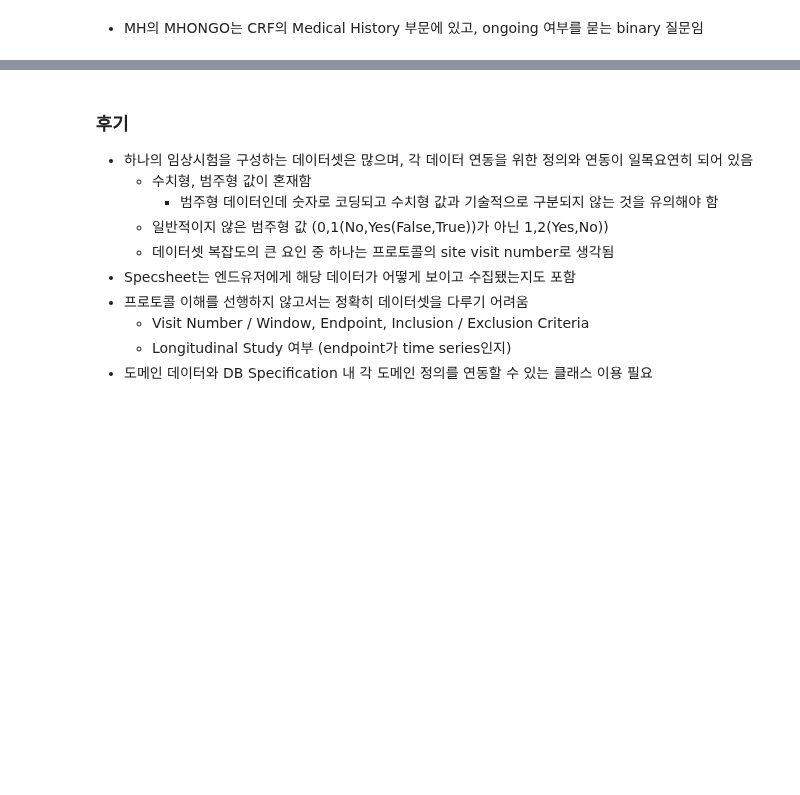
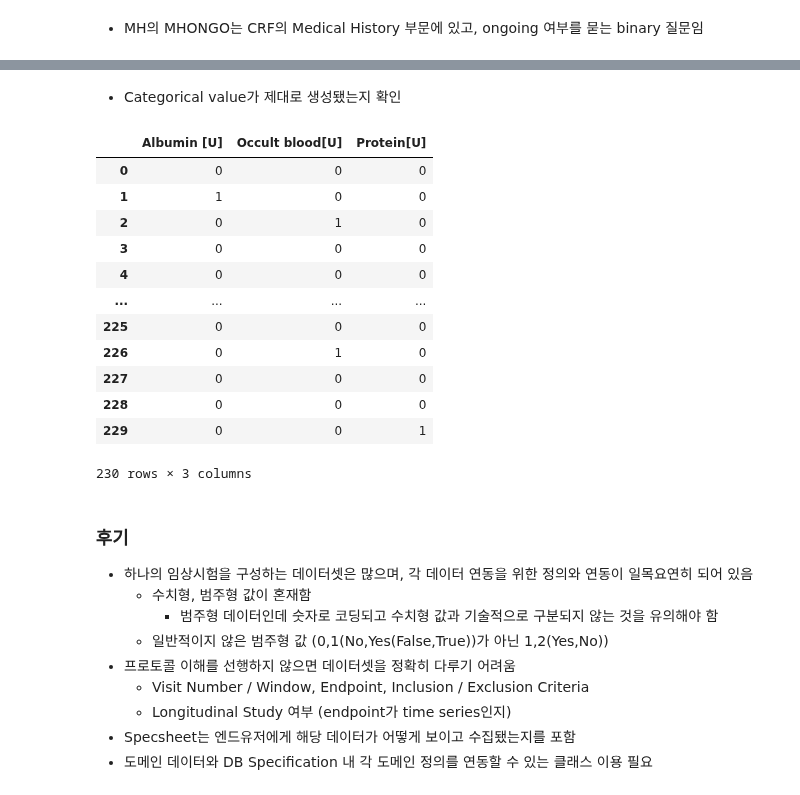
Before and after one commit to beeseosil/pub, a Jupyter notebook: ct/dm.ipynb, the cells around one changed output, grey strips where cells are left out. Cells and saved outputs as stored; diff of their text form; code cells hidden in the pictures; blank space fills up the shorter version.

```diff
--- a/ct/dm.ipynb
+++ b/ct/dm.ipynb
@@ -359,12 +363,29 @@ _gen_mockup(lb_desc.dropna(),ix).merge(dm,on="SUBJID")
+# %% [markdown]
+- Categorical value가 제대로 생성됐는지 확인
+# %%
+mockup[lb_desc[pd.isna(lb_desc["std"])].index]
+# %% [output]
+|  | Albumin [U] | Occult blood[U] | Protein[U] |
+| 0 | 0 | 0 | 0 |
+| 1 | 1 | 0 | 0 |
+| 2 | 0 | 1 | 0 |
+| 3 | 0 | 0 | 0 |
+| 4 | 0 | 0 | 0 |
+| ... | ... | ... | ... |
+| 225 | 0 | 0 | 0 |
+| 226 | 0 | 1 | 0 |
+| 227 | 0 | 0 | 0 |
+| 228 | 0 | 0 | 0 |
+| 229 | 0 | 0 | 1 |
+230 rows × 3 columns
 # %% [markdown]
 ### 후기
 - 하나의 임상시험을 구성하는 데이터셋은 많으며, 각 데이터 연동을 위한 정의와 연동이 일목요연히 되어 있음
     - 수치형, 범주형 값이 혼재함
         - 범주형 데이터인데 숫자로 코딩되고 수치형 값과 기술적으로 구분되지 않는 것을 유의해야 함
     - 일반적이지 않은 범주형 값 (0,1(No,Yes(False,True))가 아닌 1,2(Yes,No))
-    - 데이터셋 복잡도의 큰 요인 중 하나는 프로토콜의 site visit number로 생각됨
-- Specsheet는 엔드유저에게 해당 데이터가 어떻게 보이고 수집됐는지도 포함
-- 프로토콜 이해를 선행하지 않고서는 정확히 데이터셋을 다루기 어려움
+- 프로토콜 이해를 선행하지 않으면 데이터셋을 정확히 다루기 어려움
     - Visit Number / Window, Endpoint, Inclusion / Exclusion Criteria
     - Longitudinal Study 여부 (endpoint가 time series인지)
+- Specsheet는 엔드유저에게 해당 데이터가 어떻게 보이고 수집됐는지를 포함
 - 도메인 데이터와 DB Specification 내 각 도메인 정의를 연동할 수 있는 클래스 이용 필요
```
Also changed, not shown: parts of 18 cells of this notebook, 3 other files.
